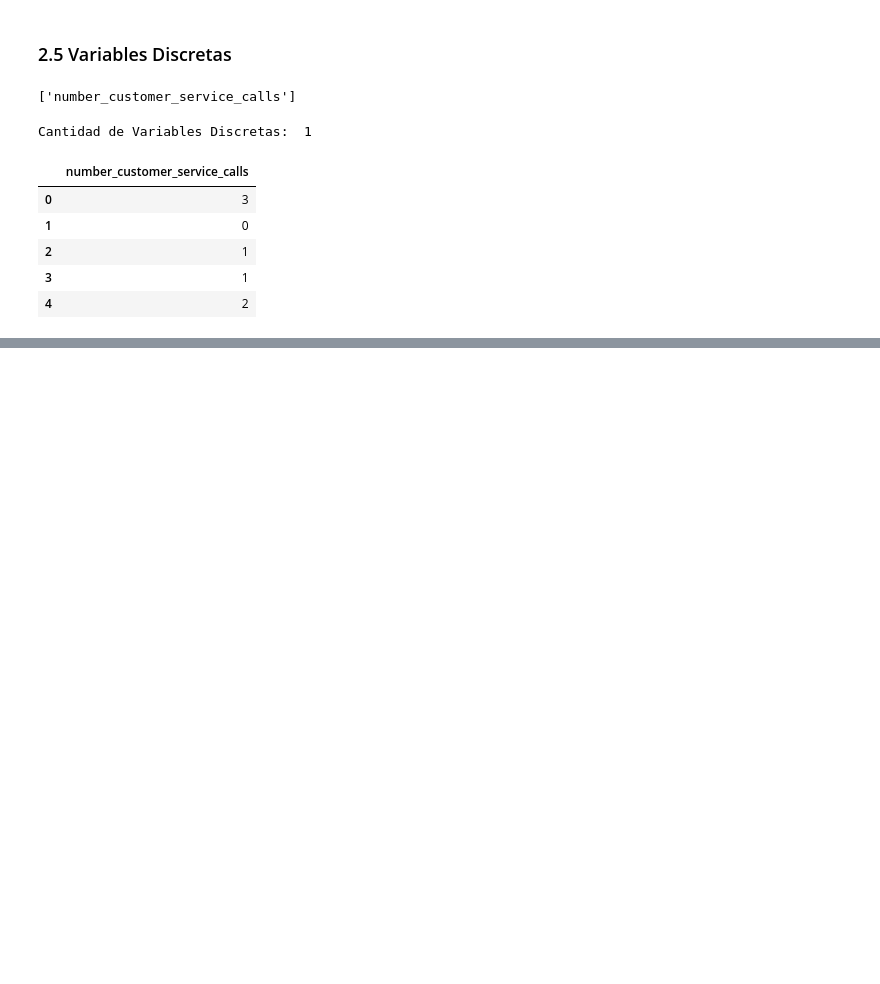
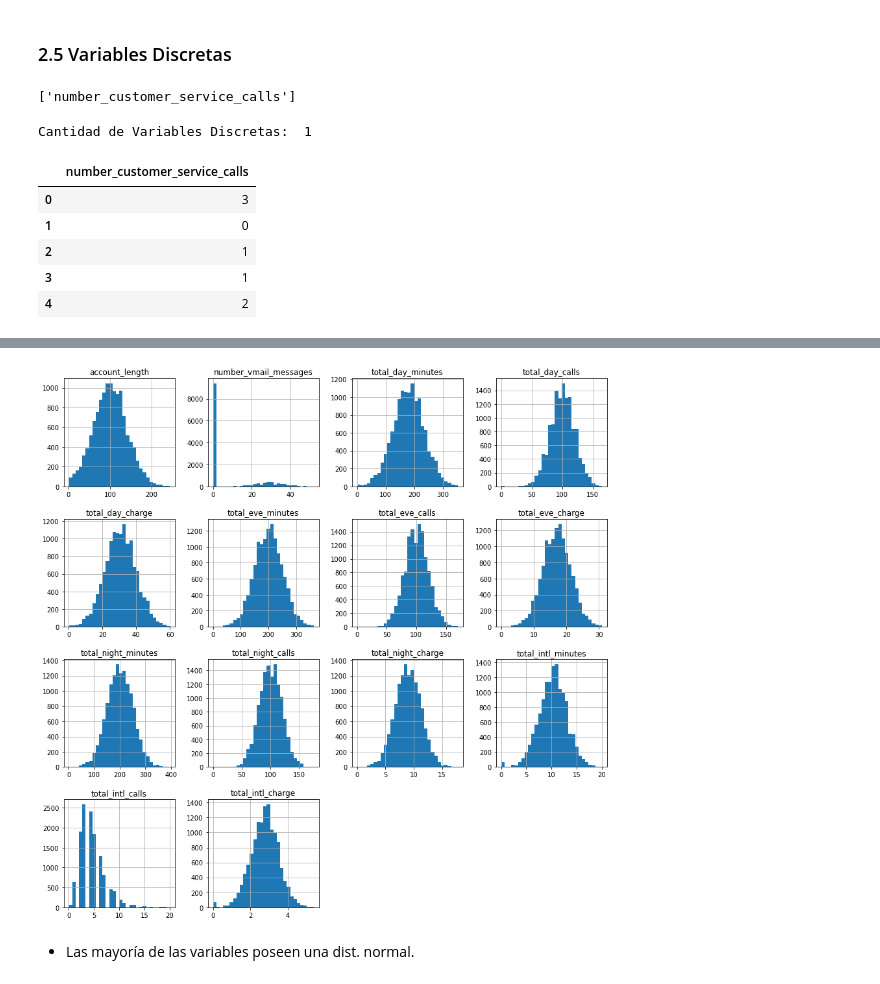
Before and after one commit to josealellamas/predictionAPI, a Jupyter notebook: Proyecto1.ipynb, the cells around one changed output, grey strips where cells are left out. Cells and saved outputs as stored; diff of their text form; code cells hidden in the pictures; blank space fills up the shorter version.

```diff
--- a/Proyecto1.ipynb
+++ b/Proyecto1.ipynb
@@ -122,0 +149,7 @@ data[discrete_vars].head()
+# %%
+data[cont_vars].hist(bins=30, figsize =(15, 15))
+plt.show()
+# %% [output]
+[figure, added]
+# %% [markdown]
+- Las mayoría de las variables poseen una dist. normal.
```
Also changed, not shown: parts of 31 cells of this notebook.
